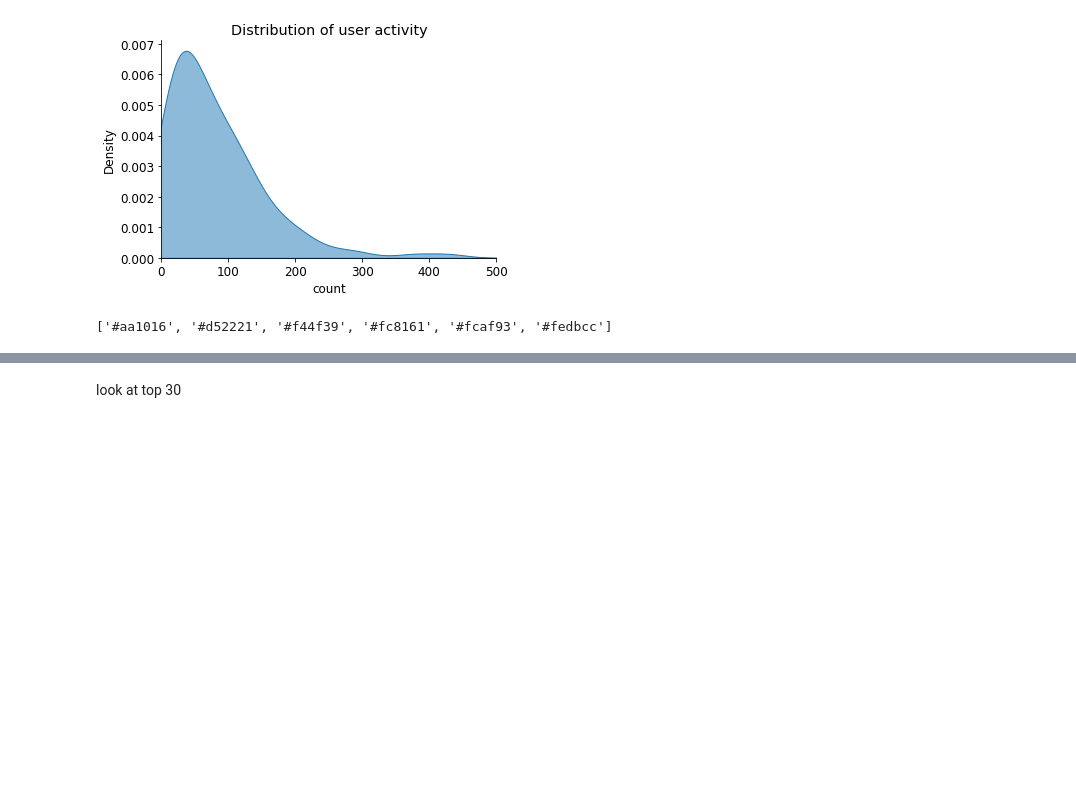
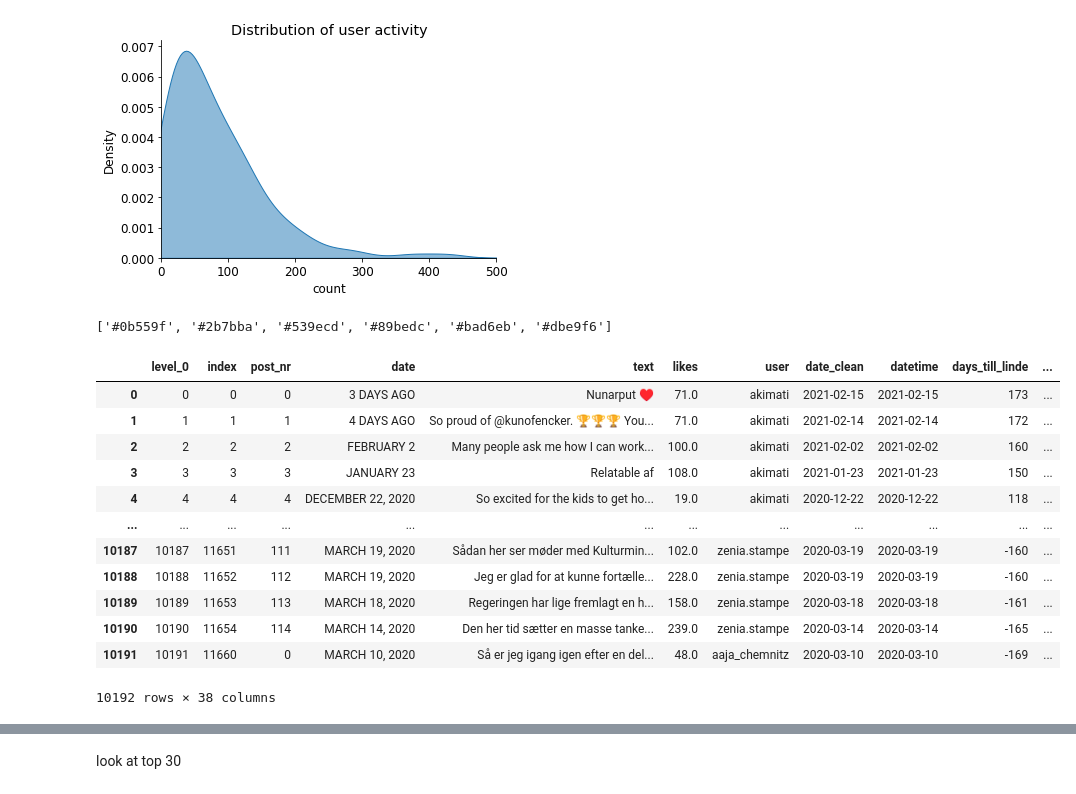
Before and after one commit to A-Lohse/VRPC, a Jupyter notebook: Descriptive analysis.ipynb, the cells around one changed output, grey strips where cells are left out. Cells and saved outputs as stored; diff of their text form; code cells hidden in the pictures; blank space fills up the shorter version.

```diff
--- a/Descriptive analysis.ipynb
+++ b/Descriptive analysis.ipynb
@@ -421,7 +421,23 @@ ul1 = user_list[user_list['count']<167]
 ul_10per = user_list[user_list['count']>167]
 ul_sup = user_list[user_list['count']>207]
 # %%
-pal = sns.color_palette("Reds_r")
+pal = sns.color_palette("Blues_r")
 print(pal.as_hex())
 # %% [output]
-['#aa1016', '#d52221', '#f44f39', '#fc8161', '#fcaf93', '#fedbcc']
+['#0b559f', '#2b7bba', '#539ecd', '#89bedc', '#bad6eb', '#dbe9f6']
+# %%
+dataset
+# %% [output]
+|  | level_0 | index | post_nr | date | text | likes | user | date_clean | datetime | days_till_linde | ... |
+| 0 | 0 | 0 | 0 | 3 DAYS AGO | Nunarput ♥️ | 71.0 | akimati | 2021-02-15 | 2021-02-15 | 173 | ... |
+| 1 | 1 | 1 | 1 | 4 DAYS AGO | So proud of @kunofencker. 🏆🏆🏆 You... | 71.0 | akimati | 2021-02-14 | 2021-02-14 | 172 | ... |
+| 2 | 2 | 2 | 2 | FEBRUARY 2 | Many people ask me how I can work... | 100.0 | akimati | 2021-02-02 | 2021-02-02 | 160 | ... |
+| 3 | 3 | 3 | 3 | JANUARY 23 | Relatable af | 108.0 | akimati | 2021-01-23 | 2021-01-23 | 150 | ... |
+| 4 | 4 | 4 | 4 | DECEMBER 22, 2020 | So excited for the kids to get ho... | 19.0 | akimati | 2020-12-22 | 2020-12-22 | 118 | ... |
+| ... | ... | ... | ... | ... | ... | ... | ... | ... | ... | ... | ... |
+| 10187 | 10187 | 11651 | 111 | MARCH 19, 2020 | Sådan her ser møder med Kulturmin... | 102.0 | zenia.stampe | 2020-03-19 | 2020-03-19 | -160 | ... |
+| 10188 | 10188 | 11652 | 112 | MARCH 19, 2020 | Jeg er glad for at kunne fortælle... | 228.0 | zenia.stampe | 2020-03-19 | 2020-03-19 | -160 | ... |
+| 10189 | 10189 | 11653 | 113 | MARCH 18, 2020 | Regeringen har lige fremlagt en h... | 158.0 | zenia.stampe | 2020-03-18 | 2020-03-18 | -161 | ... |
+| 10190 | 10190 | 11654 | 114 | MARCH 14, 2020 | Den her tid sætter en masse tanke... | 239.0 | zenia.stampe | 2020-03-14 | 2020-03-14 | -165 | ... |
+| 10191 | 10191 | 11660 | 0 | MARCH 10, 2020 | Så er jeg igang igen efter en del... | 48.0 | aaja_chemnitz | 2020-03-10 | 2020-03-10 | -169 | ... |
+10192 rows × 38 columns
```
Also changed, not shown: parts of 67 cells of this notebook, 25 other files.
